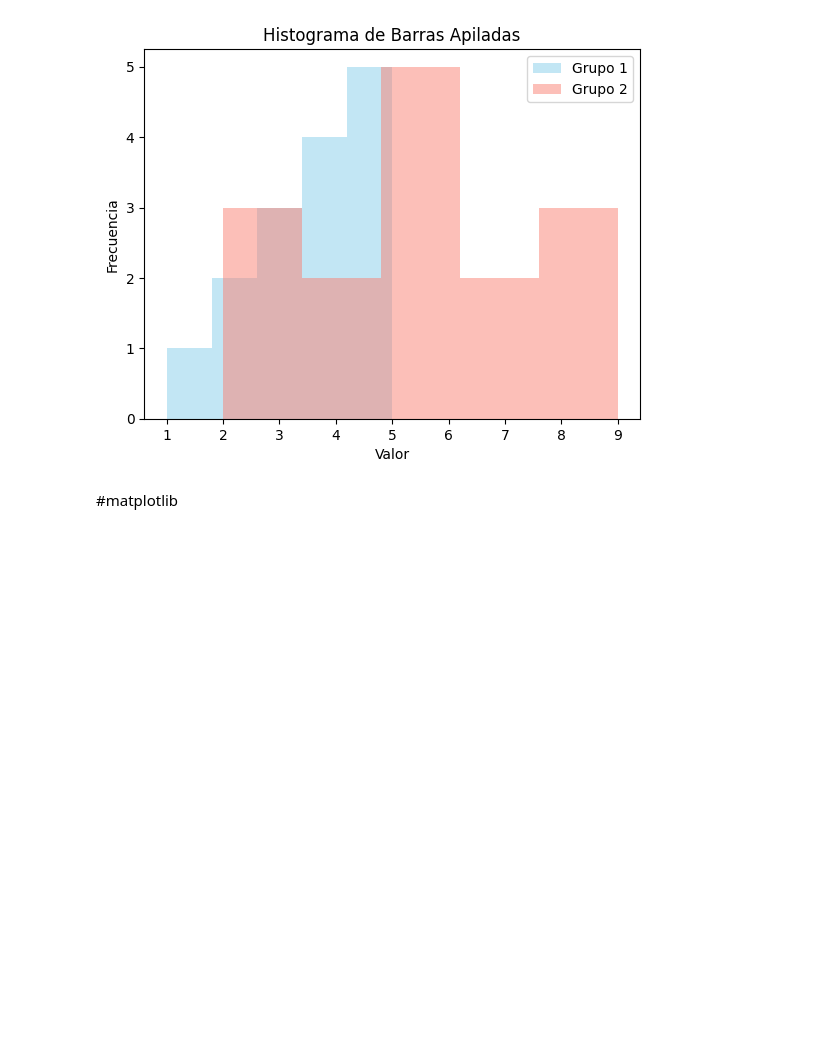
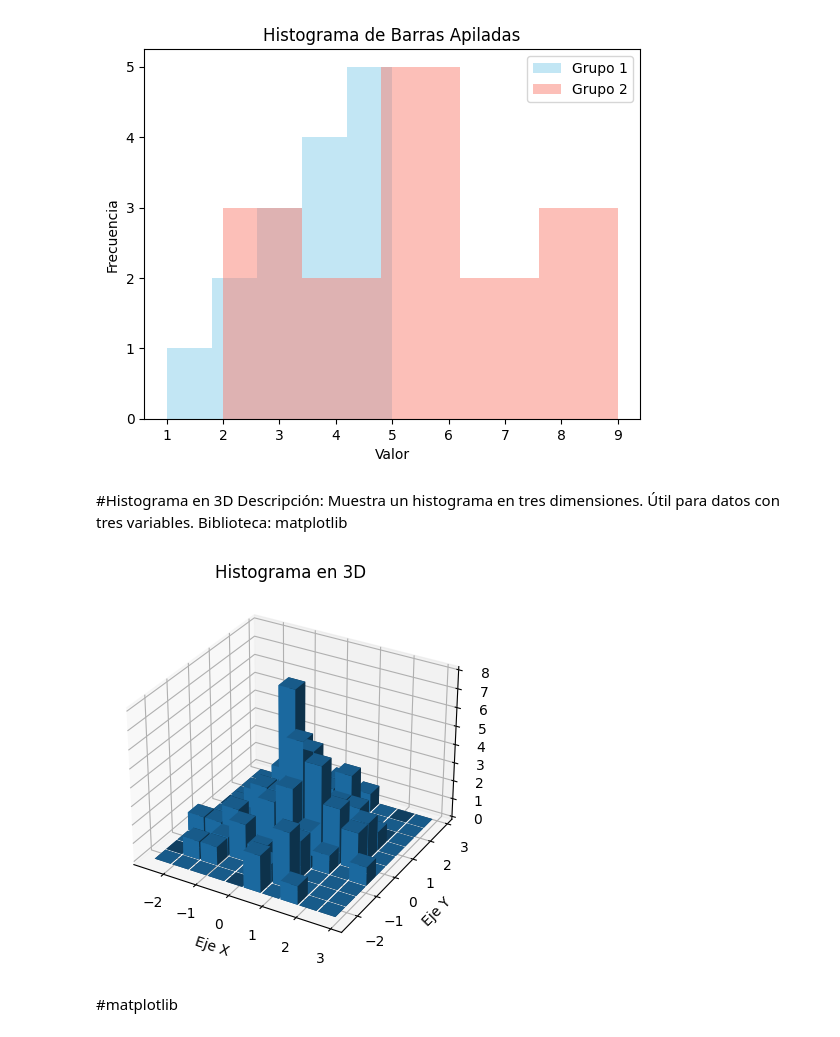
Before and after one commit to Vanessa0ne/phyton, a Jupyter notebook: HISTOGRAFIA_CON_PYTHON.ipynb, the cells around one changed output. Saved outputs shown, nothing was run; the diff lists cells and outputs as text; code cells hidden in the pictures; blank space fills up the shorter version.

```diff
--- a/HISTOGRAFIA_CON_PYTHON.ipynb
+++ b/HISTOGRAFIA_CON_PYTHON.ipynb
@@ -68,6 +68,36 @@ plt.legend(loc='upper right')
 plt.show()
 # %% [output]
 [figure]
+# %% [markdown]
+#Histograma en 3D
+Descripción: Muestra un histograma en tres dimensiones. Útil para datos con tres variables.
+Biblioteca: matplotlib
+# %%
+import numpy as np
+import matplotlib.pyplot as plt
+from mpl_toolkits.mplot3d import Axes3D
+
+data = np.random.normal(size=(100, 3))
+
+fig = plt.figure()
+ax = fig.add_subplot(111, projection='3d')
+hist, xedges, yedges = np.histogram2d(data[:, 0], data[:, 1], bins=10)
+
+xpos, ypos = np.meshgrid(xedges[:-1] + 0.25, yedges[:-1] + 0.25, indexing="ij")
+xpos = xpos.ravel()
+ypos = ypos.ravel()
+zpos = 0
+
+dx = dy = 0.5 * np.ones_like(zpos)
+dz = hist.ravel()
+
+ax.bar3d(xpos, ypos, zpos, dx, dy, dz, zsort='average')
+plt.title('Histograma en 3D')
+plt.xlabel('Eje X')
+plt.ylabel('Eje Y')
+plt.show()
+# %% [output]
+[figure, added]
 # %% [markdown]
 #matplotlib
 # %%
```
